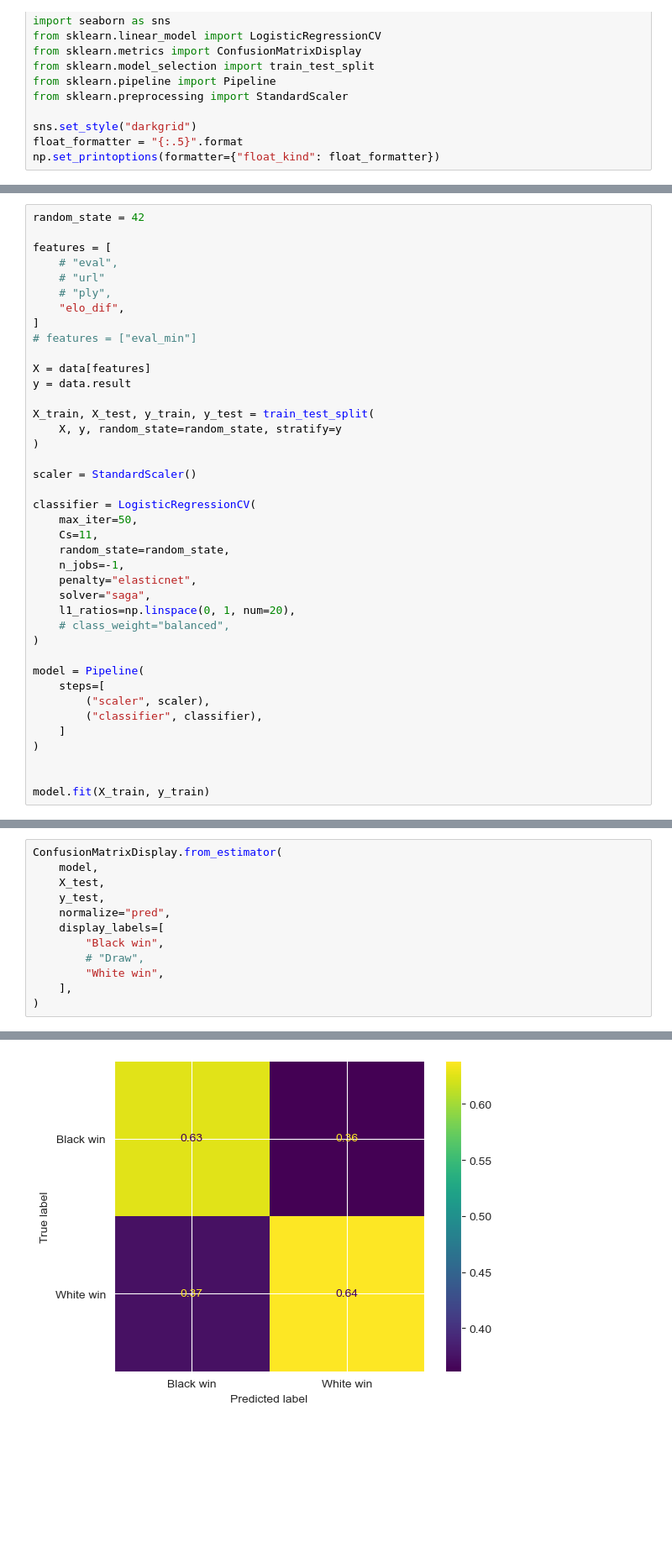
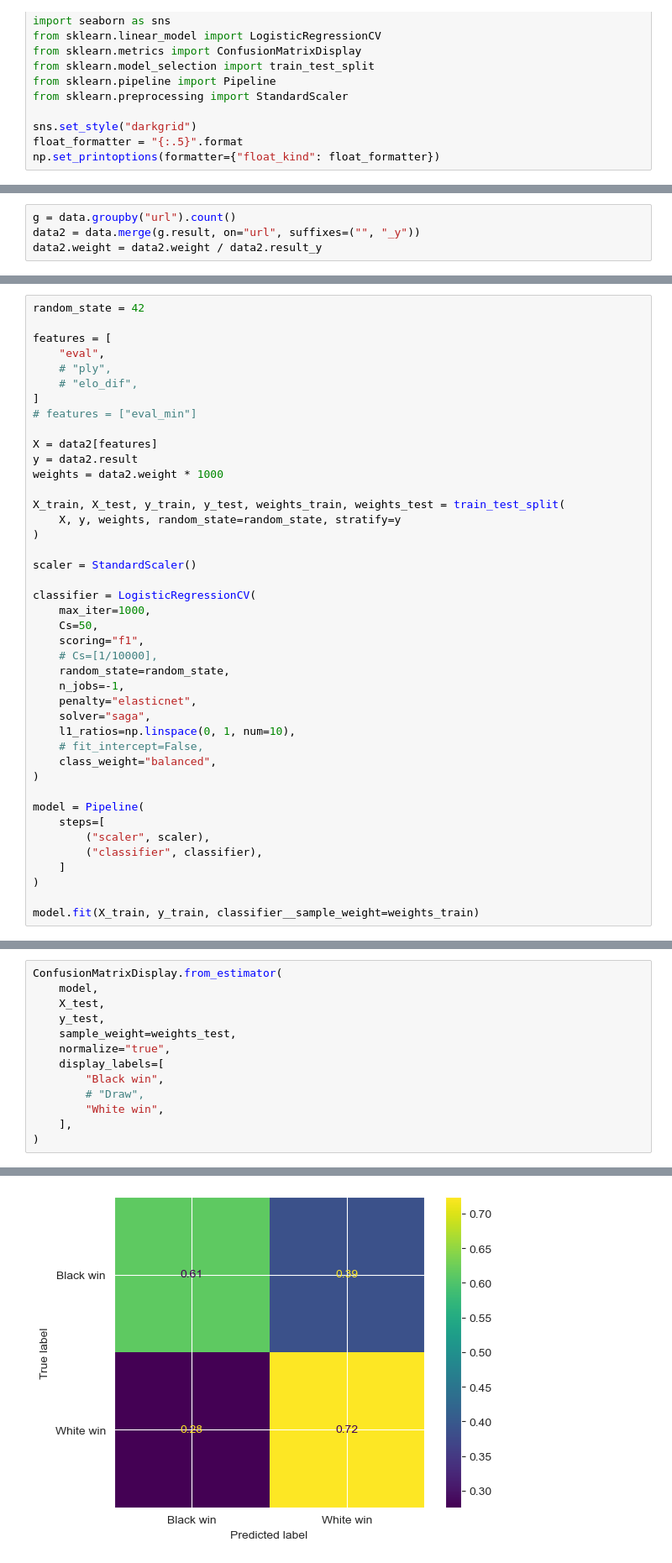
Before and after one commit to SandroMartens/Lichess-Win-Predictions, a Jupyter notebook: win_prob.ipynb, the cells around one changed output, grey strips where cells are left out. Shown: that part at 84% size. Cells and saved outputs as stored; diff of their text form; blank space fills up the shorter version.

```diff
--- a/win_prob.ipynb
+++ b/win_prob.ipynb
@@ -70,5 +59,9 @@ with sqlite3.connect("games2.sqlite") as con:
     data = pd.DataFrame(res)
 
 con.close()
+# %%
+g = data.groupby("url").count()
+data2 = data.merge(g.result, on="url", suffixes=("", "_y"))
+data2.weight = data2.weight / data2.result_y
 # %%
 sns.scatterplot(
@@ -102,31 +94,34 @@ sns.regplot(
 random_state = 42
 
 features = [
-    # "eval",
-    # "url"
+    "eval",
     # "ply",
-    "elo_dif",
+    # "elo_dif",
 ]
 # features = ["eval_min"]
 
-X = data[features]
-y = data.result
+X = data2[features]
+y = data2.result
+weights = data2.weight * 1000
 
-X_train, X_test, y_train, y_test = train_test_split(
-    X, y, random_state=random_state, stratify=y
+X_train, X_test, y_train, y_test, weights_train, weights_test = train_test_split(
+    X, y, weights, random_state=random_state, stratify=y
 )
 
 scaler = StandardScaler()
 
 classifier = LogisticRegressionCV(
-    max_iter=50,
-    Cs=11,
+    max_iter=1000,
+    Cs=50,
+    scoring="f1",
+    # Cs=[1/10000],
     random_state=random_state,
     n_jobs=-1,
     penalty="elasticnet",
     solver="saga",
-    l1_ratios=np.linspace(0, 1, num=20),
-    # class_weight="balanced",
+    l1_ratios=np.linspace(0, 1, num=10),
+    # fit_intercept=False,
+    class_weight="balanced",
 )
 
 model = Pipeline(
@@ -136,8 +131,7 @@ model = Pipeline(
     ]
 )
 
-
-model.fit(X_train, y_train)
+model.fit(X_train, y_train, classifier__sample_weight=weights_train)
 # %% [output]
 Pipeline(steps=[('scaler', StandardScaler()),
                 ('classifier',
@@ -203,15 +170,16 @@ L1 Ratio: [0.0]
 # %%
 ConfusionMatrixDisplay.from_estimator(
     model,
     X_test,
     y_test,
-    normalize="pred",
+    sample_weight=weights_test,
+    normalize="true",
     display_labels=[
         "Black win",
         # "Draw",
         "White win",
     ],
 )
 # %% [output]
 <sklearn.metrics._plot.confusion_matrix.ConfusionMatrixDisplay at 0x...>
-[figure, old version]
+[figure, new version]
```
Also changed, not shown: parts of 11 cells of this notebook, 1 other file.
